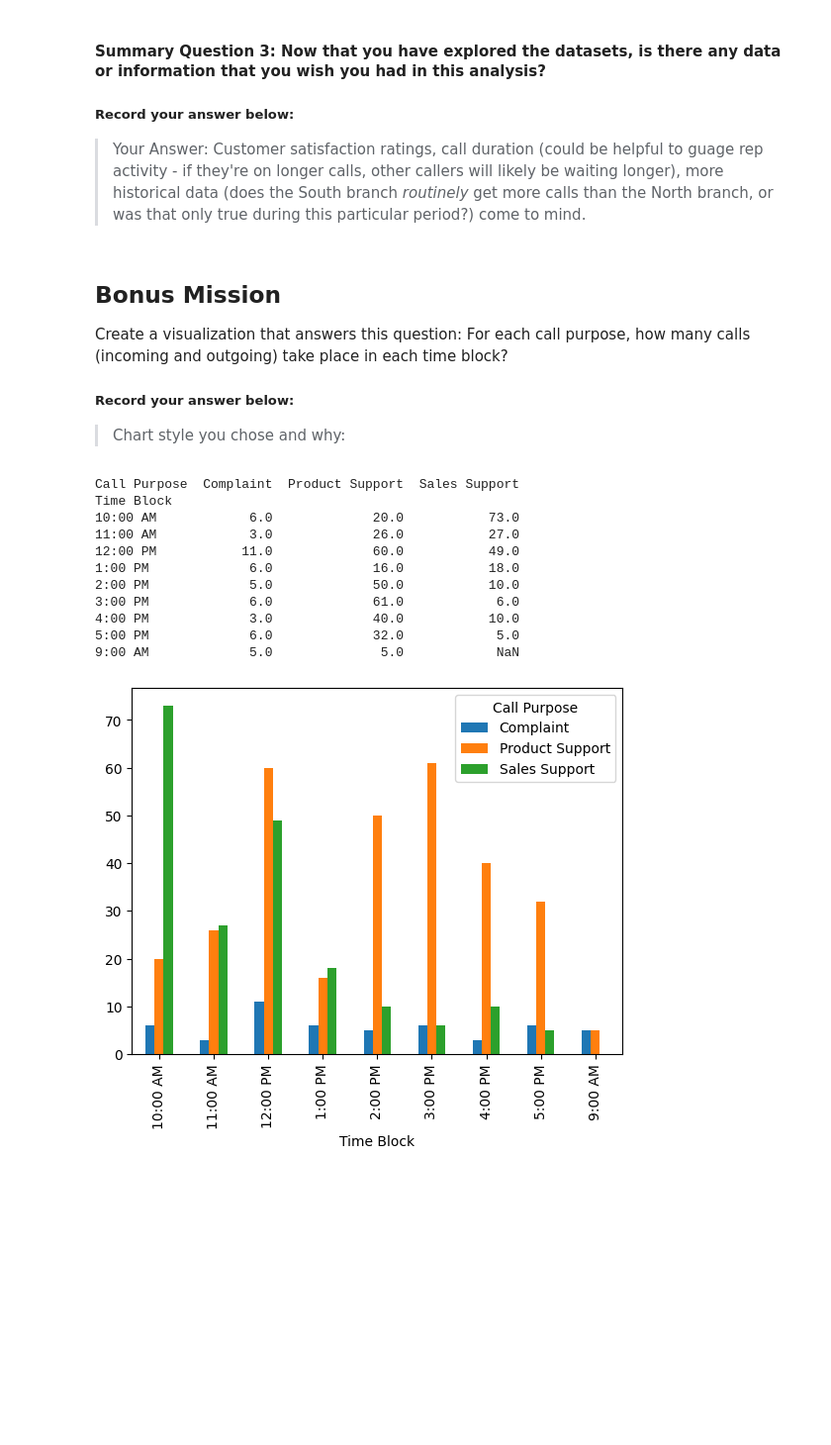
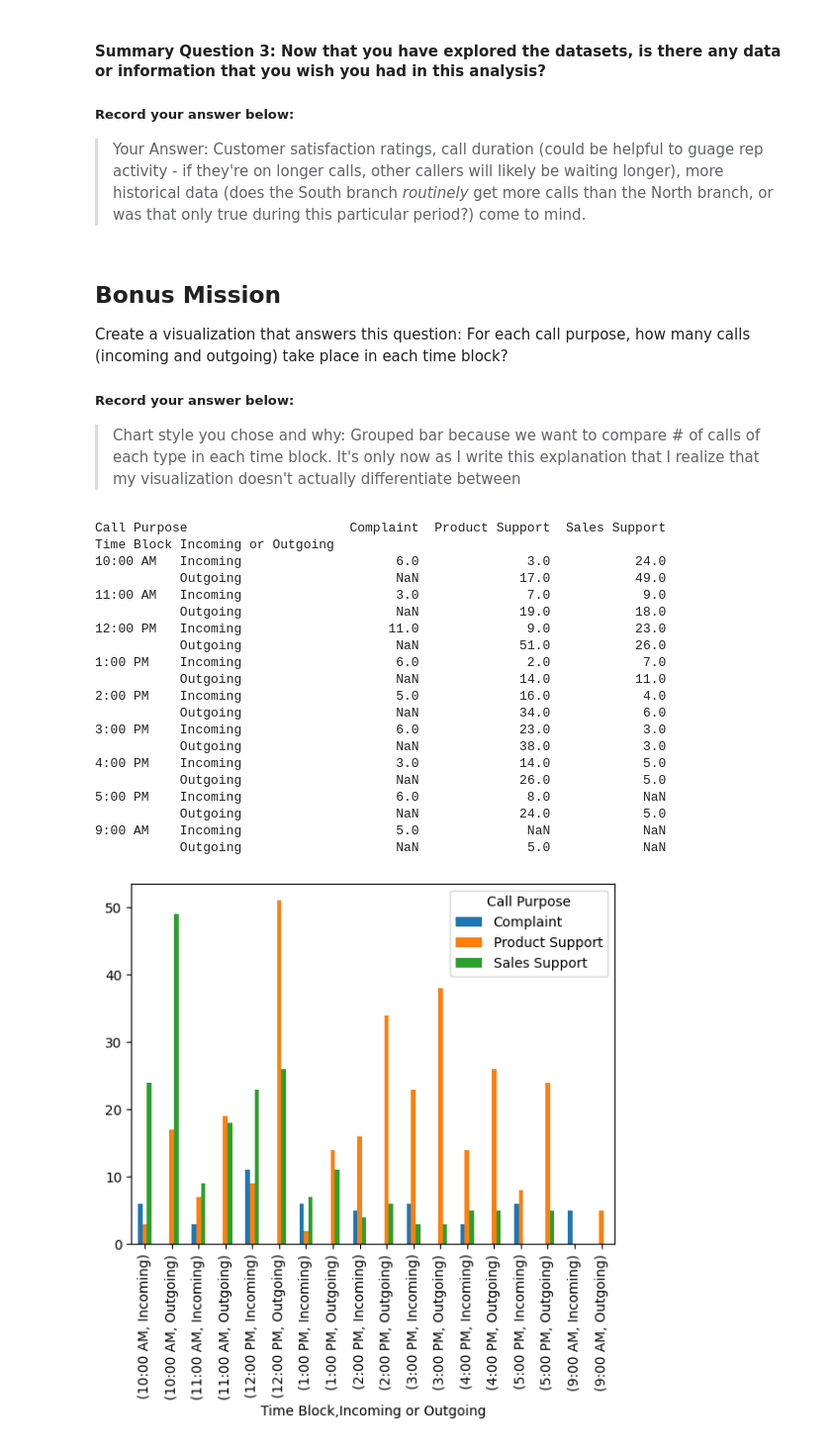
Before and after one commit to bradleytkay/call-center-cleanup-assignment, a Jupyter notebook: Call_Center_Cleanup.ipynb, the cells around one changed output. Shown at 99% size. Cells and saved outputs as stored; diff of their text form; code cells hidden in the pictures; blank space fills up the shorter version.

Commit message:
not thrilled with my visualizations, but hopefully I covered all the bases!

```diff
--- a/Call_Center_Cleanup.ipynb
+++ b/Call_Center_Cleanup.ipynb
@@ -322,8 +326,19 @@ duplicates, which would've returned a True.
 # %%
 # Cleaning Question 4 solution below:
 
-print(north_df['Incoming or Outgoing'].unique())
+# it doesn't seem like we need the Unnamed: 0 column...
 
-# So, there are both 'Incoming' and 'Outgoing' calls recorded.  I thought they might all be
-# incoming and this column wouldn't be needed.
+north_df.drop(columns=['Unnamed: 0'], inplace=True)
+print(north_df.head())
+
+south_df.drop(columns=['Unnamed: 0'], inplace=True)
+print(south_df.head())
+
+# I expected this to work with just drop(columns=['Unnamed: 0']), but it didn't work without the
+# inplace.  Documentation (https://pandas.pydata.org/docs/reference/api/pandas.DataFrame.drop.html)
+# seems to show that inplace=True prevents a copy from being returned... but haven't I had drop()
+# work before without an inplace?  I'm not sure what the difference is here... More reading shows
+# that drop() returns a new table with the column removed, but doesn't change the original table.  So,
+# since I'm calling the original table, here, I need inplace to actually update that original table.
+# Think I understand now...
 # %% [output]
@@ -715,57 +762,67 @@ With what you know now about the two call centers and the entire company, answer
 Create a visualization that answers this question: For each call purpose, how many calls (incoming and outgoing) take place in each time block?
 ##### Record your answer below:
 
-> Chart style you chose and why:
+> Chart style you chose and why: Grouped bar because we want to compare # of calls of each type in each time block.  It's only now as I write this explanation that I realize that my visualization doesn't actually differentiate between
 # %%
 # Create your Bonus Mission visualization here!
 call_times = df[["Time Block", "Call Purpose", "Incoming or Outgoing", "Calls"]]
 
 # Use groupby to plot based on time blocks:
 
-grouped_times = call_times.groupby(['Time Block', 'Call Purpose'])['Calls'].count().unstack()
+grouped_times = call_times.groupby(['Time Block', 'Incoming or Outgoing', 'Call Purpose'])['Calls'].count().unstack()
 
 # Took me so many iterations of this to figure out how to group correctly.  And it took me
 # 10x as long as everything else to figure out that I needed .unstack() at the end to get the
 # chart to group, and apparently color bars for different call purposes different colors (
 # https://www.shanelynn.ie/bar-plots-in-python-using-pandas-dataframes/)
 
 print(grouped_times)
 
 # Use groupby and get_group to select which call purpose to plot:
 
 # getting data for the x-axis
 # complaints = grouped_times.xs('Complaint', level='Call Purpose')
 # sales_support = grouped_times.xs('Sales Support', level='Call Purpose')
 # product_support = grouped_times.xs('Product Support', level='Call Purpose')
 
 # I tried get_group() specifically, but apparently xs() is what I need to use if I don't want to
 # specify a time block but instead want to get data for *all* the time blocks?
 
 #getting data for the y-axis
 # time_blocks = complaints.keys()
 # complaint_counts = complaints.values
 
 # Learned the need to do this back up on Visualization Question 1!
 
 # Took me a while to figure out I can't put () at the end of complaints.values
 # I assume this is because I'm working with a series here, not a dictionary like
 # I was in Visualization Question 1?
 
 grouped_times.plot(kind='bar')
 plt.show()
 
-# This is... something... I'd really like the bars that pertain to the same time block
-# to all live closer together (i.e. be really *grouped*) and to make
+# This is a visual mess, but it kind of "works" for the requested purpose...
+# Why is 9:00 a.m. showing up at the far right, after 5:00 p.m.. instead of
+# at the far left, before 10:00 a.m.?
 # %% [output]
-Call Purpose  Complaint  Product Support  Sales Support
-Time Block
-10:00 AM            6.0             20.0           73.0
-11:00 AM            3.0             26.0           27.0
-12:00 PM           11.0             60.0           49.0
-1:00 PM             6.0             16.0           18.0
-2:00 PM             5.0             50.0           10.0
-3:00 PM             6.0             61.0            6.0
-4:00 PM             3.0             40.0           10.0
-5:00 PM             6.0             32.0            5.0
-9:00 AM             5.0              5.0            NaN
+Call Purpose                     Complaint  Product Support  Sales Support
+Time Block Incoming or Outgoing
+10:00 AM   Incoming                    6.0              3.0           24.0
+           Outgoing                    NaN             17.0           49.0
+11:00 AM   Incoming                    3.0              7.0            9.0
+           Outgoing                    NaN             19.0           18.0
+12:00 PM   Incoming                   11.0              9.0           23.0
+           Outgoing                    NaN             51.0           26.0
+1:00 PM    Incoming                    6.0              2.0            7.0
+           Outgoing                    NaN             14.0           11.0
+2:00 PM    Incoming                    5.0             16.0            4.0
+           Outgoing                    NaN             34.0            6.0
+3:00 PM    Incoming                    6.0             23.0            3.0
+           Outgoing                    NaN             38.0            3.0
+4:00 PM    Incoming                    3.0             14.0            5.0
+           Outgoing                    NaN             26.0            5.0
+5:00 PM    Incoming                    6.0              8.0            NaN
+           Outgoing                    NaN             24.0            5.0
+9:00 AM    Incoming                    5.0              NaN            NaN
+           Outgoing                    NaN              5.0            NaN
-[figure, old version]
+[figure, new version]
```
Also changed, not shown: parts of 9 cells of this notebook.
